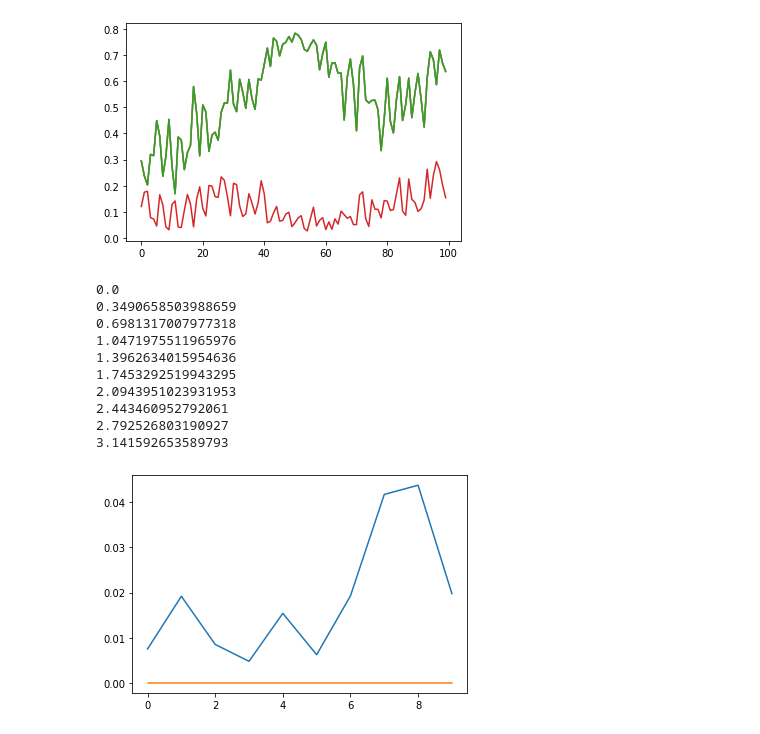
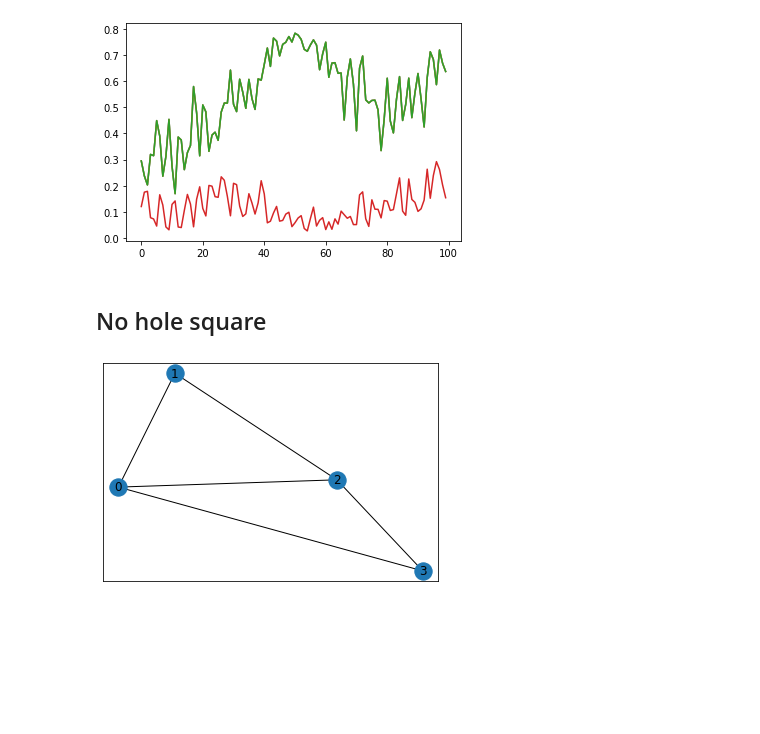
Before and after one commit to arnaudon/simplicial-kuramoto, a Jupyter notebook: notebooks/Edge_Kuramoto_simple_examples.ipynb, the cells around one changed output. Drawn from its saved outputs; the diff is of its cells as text; code cells hidden in the pictures; blank space fills up the shorter version.

```diff
--- a/notebooks/Edge_Kuramoto_simple_examples.ipynb
+++ b/notebooks/Edge_Kuramoto_simple_examples.ipynb
@@ -142,52 +142,26 @@ plt.show
 # %% [output]
 <function matplotlib.pyplot.show(close=None, block=None)>
 [figure]
-# %%
-np.random.seed(4444)
-initial_phase = np.random.uniform(0, 2*np.pi, Gsc.n_edges)
-
-t_max = 50
-n_t = 100
-alpha_1=0
-
-#alpha_2=np.random.uniform(0, 2 * np.pi, Gsc.lifted_N1.shape[0]) # np.ones(Gsc.lifted_N1.shape[0])*np.pi
-
-initial_phase = np.hstack([initial_phase,-initial_phase])
-
-Nstep=10
-l=np.zeros(Nstep)
-chi=np.zeros(Nstep)
-
-for i,a in enumerate(np.linspace(0,np.pi,Nstep)):
-    print(a)
-    alpha_1=np.ones(Gsc.lifted_N1.shape[1])*1
-    alpha_2 =np.ones(Gsc.lifted_N1.shape[0])*a
-
-    edge_result = integrate_edge_kuramoto(Gsc, initial_phase, t_max, n_t ,alpha_1=alpha_1,alpha_2=alpha_2)
-#     plot_edge_kuramoto(edge_result)
-
-    op=module_order_parameter(edge_result.y[:,20:],edge_community_assignment)
-#     plt.figure()
-#     plt.plot(op[0:3,:].T)
-#     # plt.ylim([0,1])
-#     plt.legend(['0','1','2'])
-#     plt.show
-
-    [l[i],chi[i]]=Shanahan_indices(op)
-
-plt.figure()
-plt.plot(l)
-plt.plot(chi)
-plt.show()
-# %% [output]
-0.0
-0.3490658503988659
-0.6981317007977318
-1.0471975511965976
-1.3962634015954636
-1.7453292519943295
-2.0943951023931953
-2.443460952792061
-2.792526803190927
-3.141592653589793
-[figure, removed]
+# %% [markdown]
+## No hole square
+# %%
+G=nx.Graph()
+
+G.add_edge(0,1,weight=1,edge_com=0)
+G.add_edge(1,2,weight=1,edge_com=0)
+G.add_edge(2,3,weight=1,edge_com=0)
+G.add_edge(3,0,weight=1,edge_com=0)
+G.add_edge(0,2,weight=1,edge_com=0)
+
+node_com_dict=dict(zip(list(np.linspace(0,7,8).astype(int)),[0,0,0,0]))
+nx.set_node_attributes(G, node_com_dict, "node_com")
+
+edge_community_assignment=np.array(list(nx.get_edge_attributes(G,'edge_com').values()))
+
+Gsc=SimplicialComplex(graph=G, no_faces=False)
+
+plt.figure()
+nx.draw_networkx(G)
+plt.show()
+# %% [output]
+[figure, added]
```
Also changed, not shown: parts of 11 cells of this notebook.
